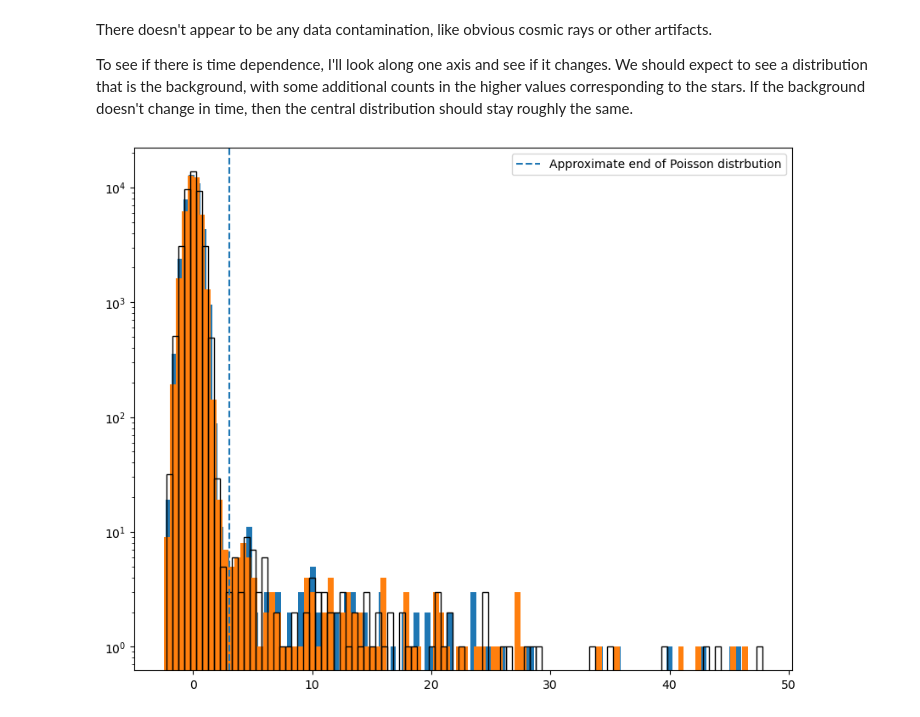
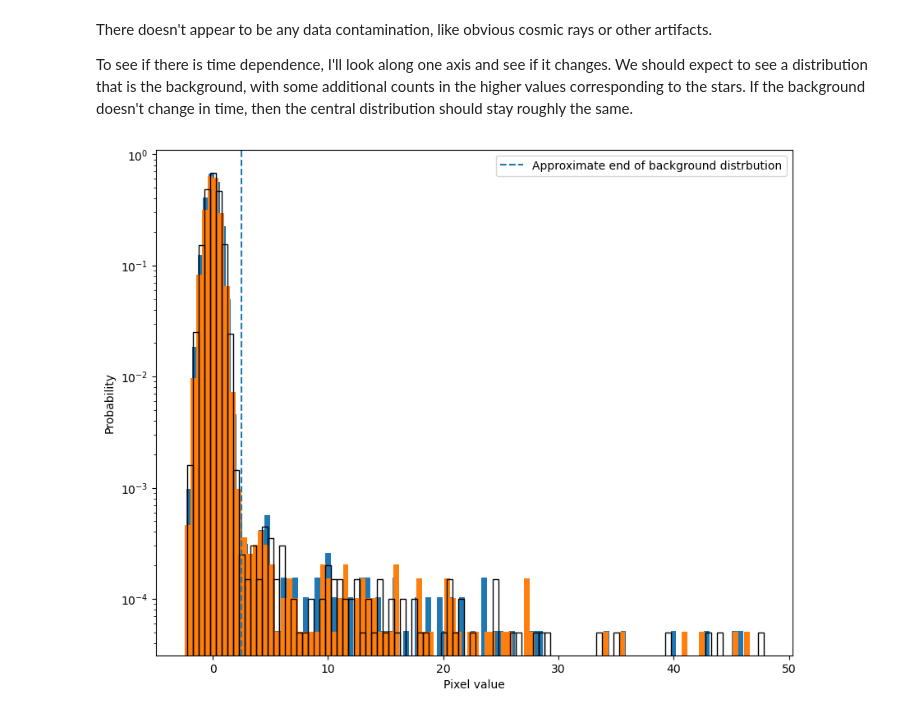
Before and after one commit to pgwart/PHYS434, a Jupyter notebook: lab4.ipynb, the cells around one changed output. Cells and saved outputs as stored; diff of their text form; code cells hidden in the pictures.

```diff
--- a/lab4.ipynb
+++ b/lab4.ipynb
@@ -141,21 +187,23 @@ To see if there is time dependence, I'll look along one axis and see if it chang
 # %%
 x = np.arange(0,200)
 one_d = []
 
 for i in range(0,10):
     image = []
     for j in range(0,200):
         for k in range(0,200):
             image.append(stars[j,k,i])
     one_d.append(image)
 
-plt.hist(one_d[0], bins=100)
-plt.hist(one_d[1], bins=100)
-plt.hist(one_d[2], bins=100, fill=False)
-plt.axvline(3, linestyle='--', label='Approximate end of Poisson distrbution')
+plt.hist(one_d[0], bins=100, density=True)
+plt.hist(one_d[1], bins=100, density=True)
+plt.hist(one_d[2], bins=100, fill=False, density=True)
+plt.axvline(2.5, linestyle='--', label='Approximate end of background distrbution')
 plt.yscale('log')
+plt.ylabel('Probability')
+plt.xlabel('Pixel value')
 plt.legend()
 plt.show()
 # %% [output]
-[figure, old version]
+[figure, new version]
 # %% [markdown]
```
Also changed, not shown: parts of 22 cells of this notebook, 1 other file.
